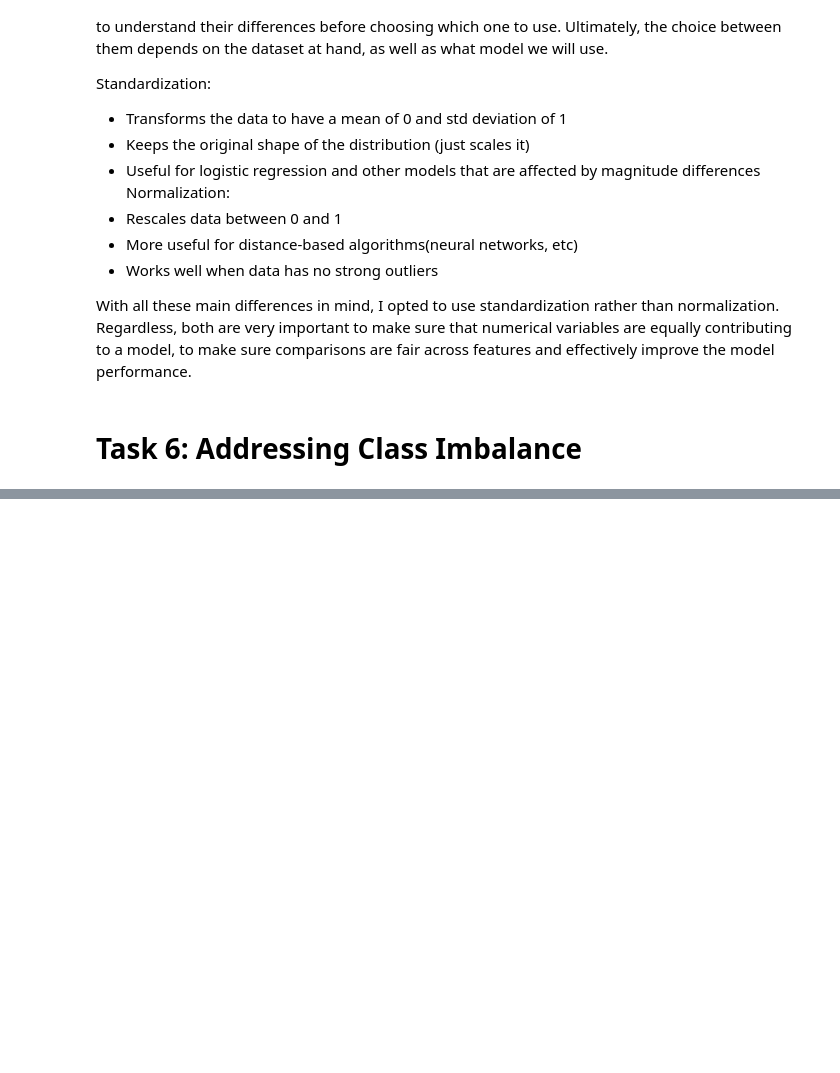
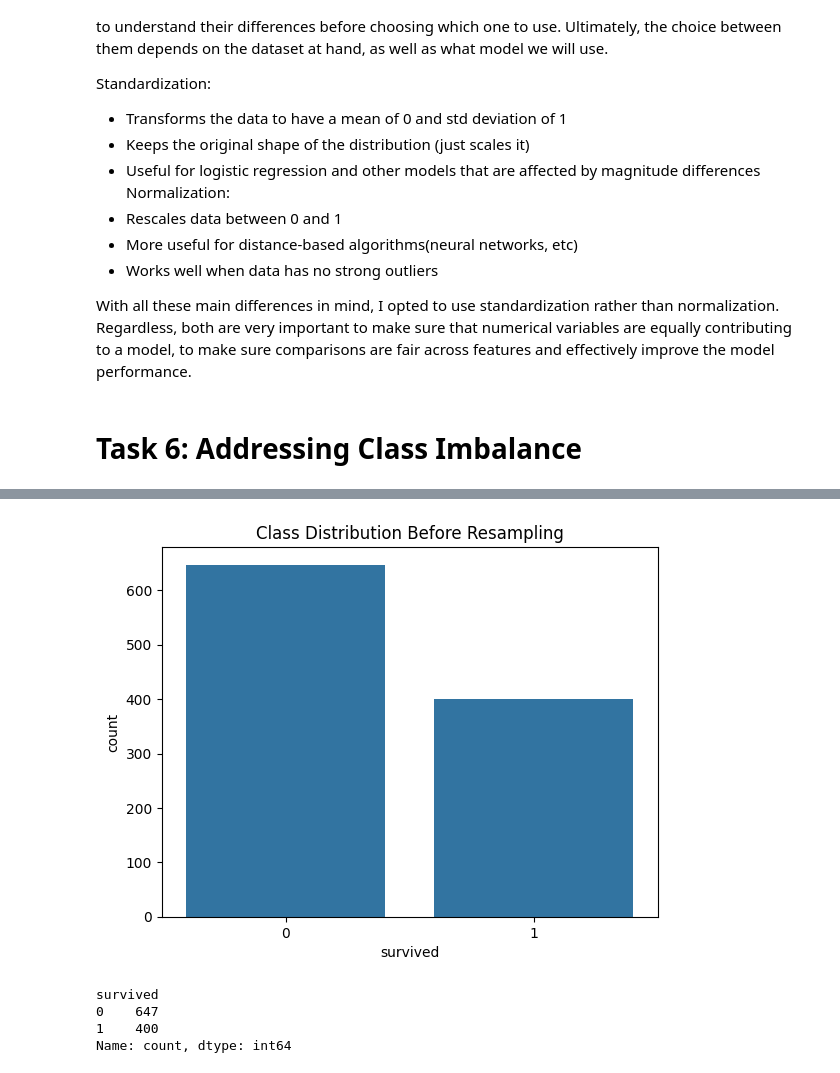
Before and after one commit to hibbakamas/ML-fundamentals-2025, a Jupyter notebook: assignment_1_Hibba_Kamas.ipynb, the cells around one changed output, grey strips where cells are left out. Cells and saved outputs as stored; diff of their text form; code cells hidden in the pictures; blank space fills up the shorter version.

```diff
--- a/assignment_1_Hibba_Kamas.ipynb
+++ b/assignment_1_Hibba_Kamas.ipynb
@@ -617,0 +640,14 @@ With all these main differences in mind, I opted to use standardization rather t
+# %%
+# visualize distribution before SMOTE
+sns.countplot(x=y_train)
+plt.title("Class Distribution Before Resampling")
+plt.show()
+
+# print class counts
+print(y_train.value_counts())
+# %% [output]
+[figure, added]
+survived
+0    647
+1    400
+Name: count, dtype: int64
```
Also changed, not shown: parts of 7 cells of this notebook.
